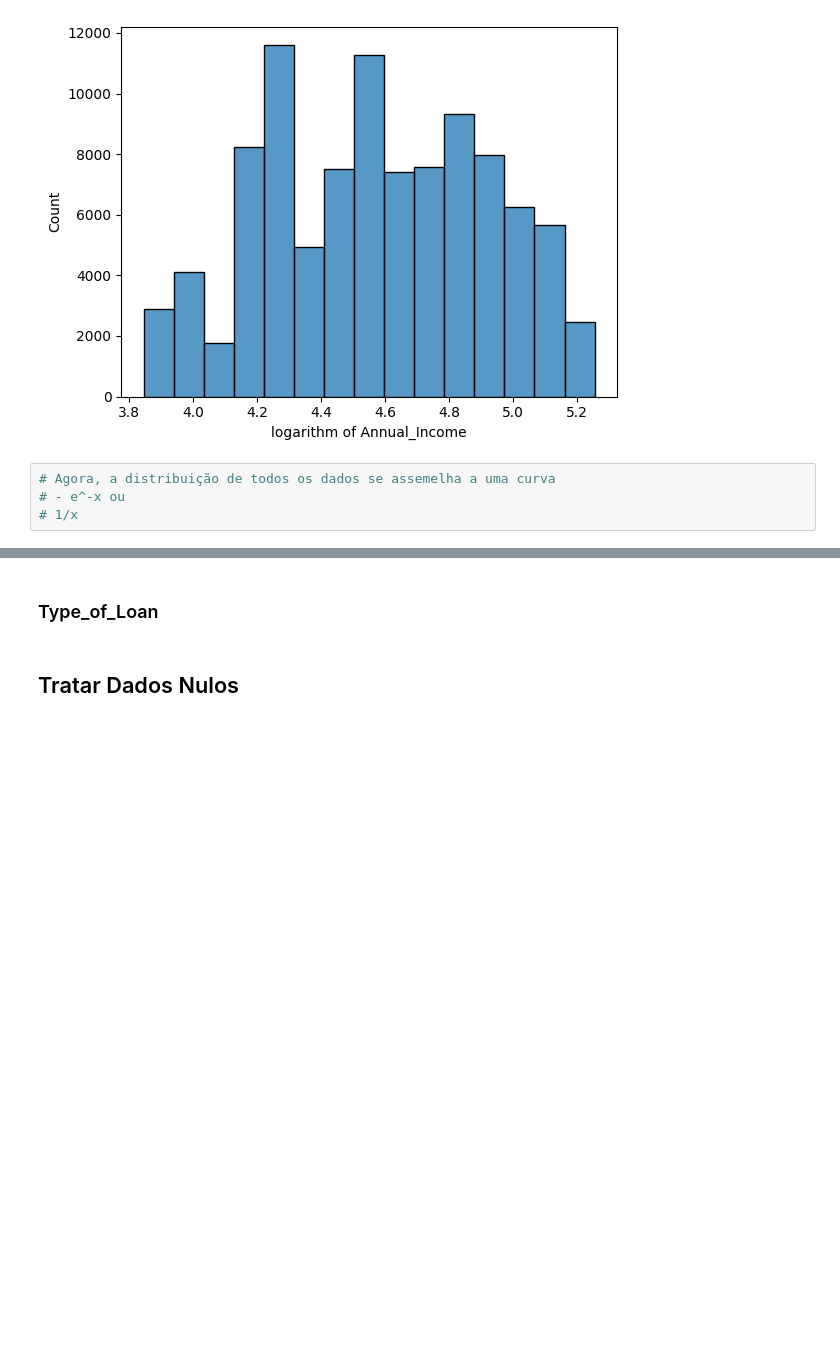
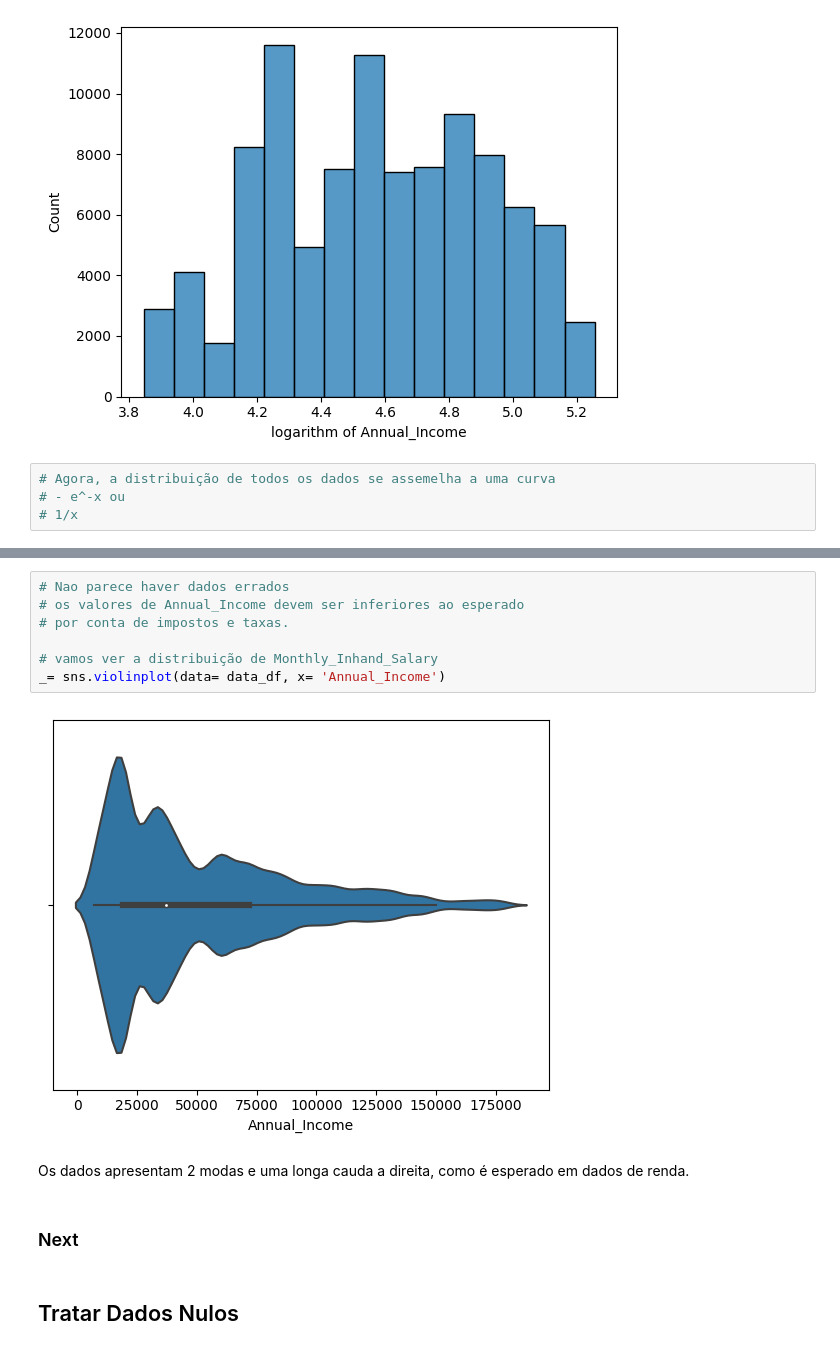
Before and after one commit to SLMath/Credit_Score-Analysis, a Jupyter notebook: credit_score.ipynb, the cells around one changed output, grey strips where cells are left out. Drawn from its saved outputs; the diff is of its cells as text; blank space fills up the shorter version.

```diff
--- a/credit_score.ipynb
+++ b/credit_score.ipynb
@@ -1284,5 +1388,16 @@ _ = plt.xlabel('logarithm of Annual_Income')
+# %%
+# Nao parece haver dados errados
+# os valores de Annual_Income devem ser inferiores ao esperado
+# por conta de impostos e taxas.
+
+# vamos ver a distribuição de Monthly_Inhand_Salary
+_= sns.violinplot(data= data_df, x= 'Annual_Income')
+# %% [output]
+[figure, added]
+# %% [markdown]
+Os dados apresentam 2 modas e uma longa cauda a direita, como é esperado em dados de renda.
 # %% [markdown]
-### Type_of_Loan
+### Next
 # %% [markdown]
 ## Tratar Dados Nulos
 # %% [markdown]
```
Also changed, not shown: parts of 12 cells of this notebook.
